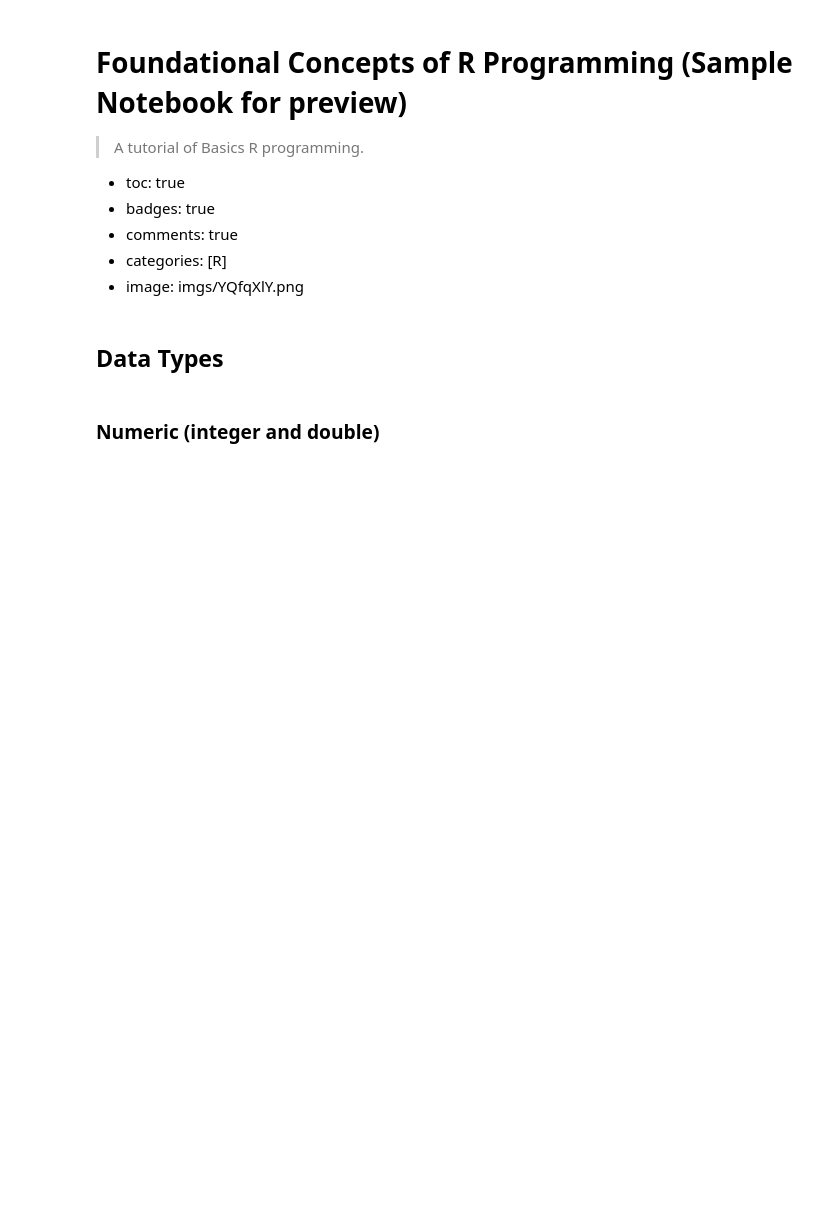
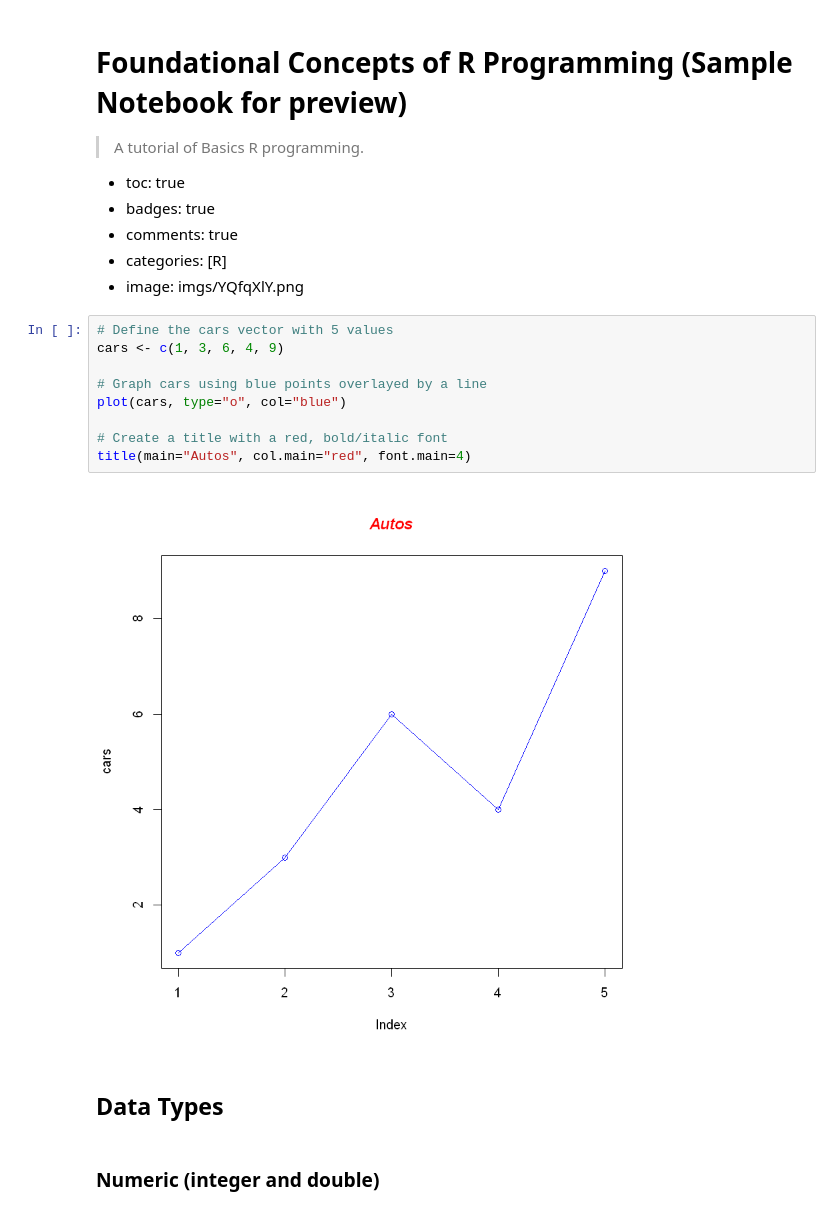
Before and after one commit to sumendar/endtoendprojects_old, a Jupyter notebook: _notebooks/2022-02-20-Notebook.ipynb, the cells around one changed output. Saved outputs shown, nothing was run; the diff lists cells and outputs as text; blank space fills up the shorter version.

```diff
--- a/_notebooks/2022-02-20-Notebook.ipynb
+++ b/_notebooks/2022-02-20-Notebook.ipynb
@@ -7,6 +7,17 @@
 - comments: true
 - categories: [R]
 - image: imgs/YQfqXlY.png
+# %%
+# Define the cars vector with 5 values
+cars <- c(1, 3, 6, 4, 9)
+
+# Graph cars using blue points overlayed by a line
+plot(cars, type="o", col="blue")
+
+# Create a title with a red, bold/italic font
+title(main="Autos", col.main="red", font.main=4)
+# %% [output]
+[figure, added]
 # %% [markdown]
 ##	Data Types
 # %% [markdown]
```
Also changed, not shown: 1 other file.
